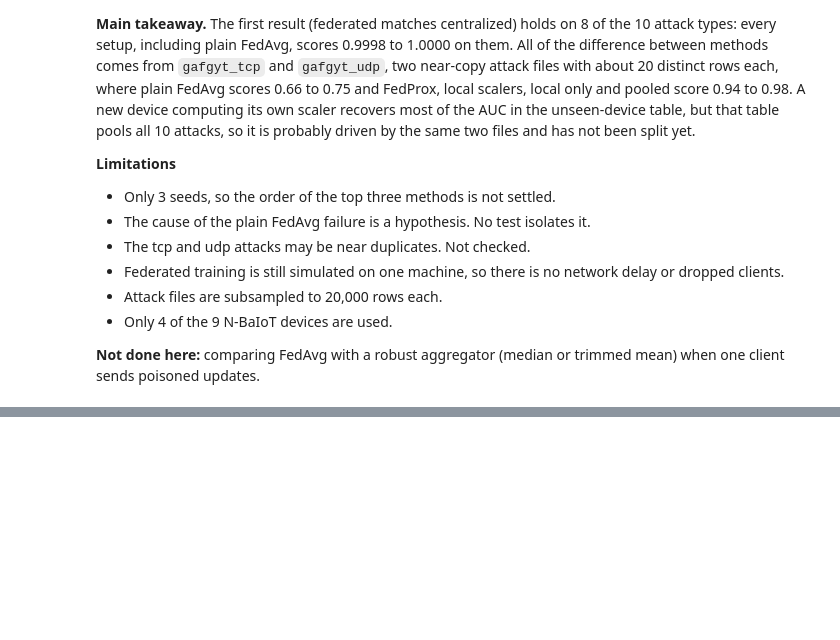
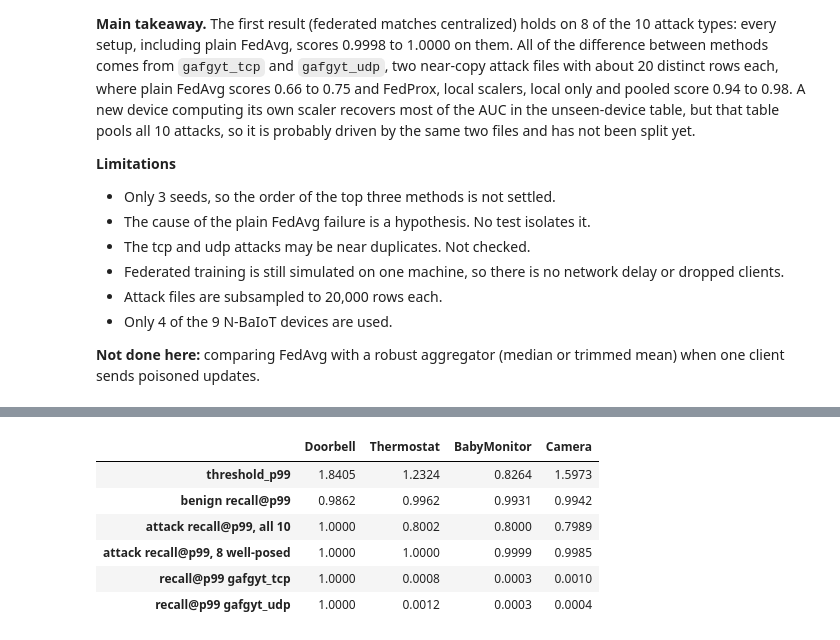
Before and after one commit to KA6-p/federated-iot-anomaly-detection, a Jupyter notebook: 04_extension_noniid_unseen.ipynb, the cells around one changed output, grey strips where cells are left out. Saved outputs shown, nothing was run; the diff lists cells and outputs as text; code cells hidden in the pictures; blank space fills up the shorter version.

```diff
--- a/04_extension_noniid_unseen.ipynb
+++ b/04_extension_noniid_unseen.ipynb
@@ -1024,0 +1124,86 @@ Results from one full run: 3 seeds, 10 rounds, all 10 attack types per device. M
+# %%
+EXPORT_DIR = os.path.join(SAVE_DIR, "mcp_export")
+os.makedirs(EXPORT_DIR, exist_ok=True)
+
+feature_names = pd.read_csv(f"{DATA_DIR}/1.benign.csv", nrows=0).columns.tolist()
+assert len(feature_names) == D
+
+export_model = run_federated(NAMES, LOCAL_BY_CLIENT, local_epochs=1, mu=0.0,
+                             weighting="size", rounds=ROUNDS, seed=0)
+torch.save({k: v.cpu() for k, v in export_model.state_dict().items()}, f"{EXPORT_DIR}/model.pt")
+
+config = {
+    "method": "FedAvg, local scalers, 1 local epoch, 10 rounds, seed 0",
+    "architecture": {"input_dim": D, "hidden": 64, "latent": 16},
+    "feature_names": feature_names,
+    "devices": {},
+}
+card = {}
+rng = np.random.default_rng(0)
+demo = {}
+
+for n in NAMES:
+    c = clients[n]
+    sc = LOCAL_BY_CLIENT[n]
+    Xtr = apply(sc, c["train"])
+    err_tr = recon_error(export_model, Xtr)
+    thr95, thr99 = np.percentile(err_tr, [95, 99])
+    with torch.no_grad():
+        xb = to_tensor(Xtr)
+        feat_err = ((export_model(xb) - xb) ** 2).mean(0).cpu().numpy()   # per-feature benign baseline
+
+    ev = evaluate(export_model, n, sc)
+    per_attack = {a: float((recon_error(export_model, apply(sc, X)) > thr99).mean())
+                  for a, X in c["attacks"].items()}
+
+    config["devices"][SHORT[n]] = {
+        "full_name": n,
+        "scaler_mean": sc[0].tolist(), "scaler_std": sc[1].tolist(),
+        "threshold_p95": float(thr95), "threshold_p99": float(thr99),
+        "benign_train_median_error": float(np.median(err_tr)),
+        "benign_feature_error": feat_err.tolist(),
+    }
+    card[SHORT[n]] = {
+        "benign_train_rows": int(len(c["train"])),
+        "benign_test_recall_at_p99": ev["tnr_p99"],
+        "attack_recall_at_p99_all10": ev["tpr_p99"],
+        "attack_recall_at_p99_8_well_posed": ev["tpr_p99_easy8"],
+        "auc_all10": ev["auc"], "auc_8_well_posed": ev["auc_easy8"], "auc_tcp_udp": ev["auc_hard"],
+        "per_attack_recall_at_p99": per_attack,
+    }
+
+    # demo windows: a typical benign test row (closest to median error), plus attack rows
+    eb = recon_error(export_model, apply(sc, c["test_benign"]))
+    typical = int(np.argmin(np.abs(eb - np.median(eb))))
+    pick = lambda arr: arr[int(rng.integers(len(arr)))].tolist()
+    demo[SHORT[n]] = {
+        "benign_typical": c["test_benign"][typical].tolist(),
+        "mirai_syn": pick(c["attacks"]["mirai_syn"]),
+        "gafgyt_combo": pick(c["attacks"]["gafgyt_combo"]),
+        "gafgyt_tcp": c["attacks"]["gafgyt_tcp"][0].tolist(),
+    }
+
+card["_note"] = ("Metrics are for this single exported model (seed 0), not the 3-seed means in the README. "
+                 "Thresholds are the 99th percentile of benign TRAIN error. Benign recall is measured on "
+                 "the held-out last 30% of each benign capture. gafgyt_tcp/udp are weakly detected on some devices.")
+for name, obj in [("config.json", config), ("model_card.json", card), ("demo_windows.json", demo)]:
+    with open(f"{EXPORT_DIR}/{name}", "w") as f:
+        json.dump(obj, f)
+
+# sanity: reload from disk into a fresh model and check scores match
+reloaded = Autoencoder(D).to(DEVICE)
+reloaded.load_state_dict(torch.load(f"{EXPORT_DIR}/model.pt"))
+probe = apply(LOCAL_BY_CLIENT[NAMES[0]], clients[NAMES[0]]["test_benign"][:1000])
+assert np.allclose(recon_error(export_model, probe), recon_error(reloaded, probe), atol=1e-6)
+print("saved to", EXPORT_DIR, "| reload check passed")
+
+summary = pd.DataFrame({d: {
+    "threshold_p99": config["devices"][d]["threshold_p99"],
+    "benign recall@p99": card[d]["benign_test_recall_at_p99"],
+    "attack recall@p99, all 10": card[d]["attack_recall_at_p99_all10"],
+    "attack recall@p99, 8 well-posed": card[d]["attack_recall_at_p99_8_well_posed"],
+    "recall@p99 gafgyt_tcp": card[d]["per_attack_recall_at_p99"]["gafgyt_tcp"],
+    "recall@p99 gafgyt_udp": card[d]["per_attack_recall_at_p99"]["gafgyt_udp"],
+} for d in config["devices"]})
+display(summary.style.format("{:.4f}"))
+# %% [output]
@@ -1024,0 +1211,7 @@ Results from one full run: 3 seeds, 10 rounds, all 10 attack types per device. M
+|  | Doorbell | Thermostat | BabyMonitor | Camera |
+| threshold_p99 | 1.8405 | 1.2324 | 0.8264 | 1.5973 |
+| benign recall@p99 | 0.9862 | 0.9962 | 0.9931 | 0.9942 |
+| attack recall@p99, all 10 | 1.0000 | 0.8002 | 0.8000 | 0.7989 |
+| attack recall@p99, 8 well-posed | 1.0000 | 1.0000 | 0.9999 | 0.9985 |
+| recall@p99 gafgyt_tcp | 1.0000 | 0.0008 | 0.0003 | 0.0010 |
+| recall@p99 gafgyt_udp | 1.0000 | 0.0012 | 0.0003 | 0.0004 |
```
Also changed, not shown: parts of 8 cells of this notebook.
